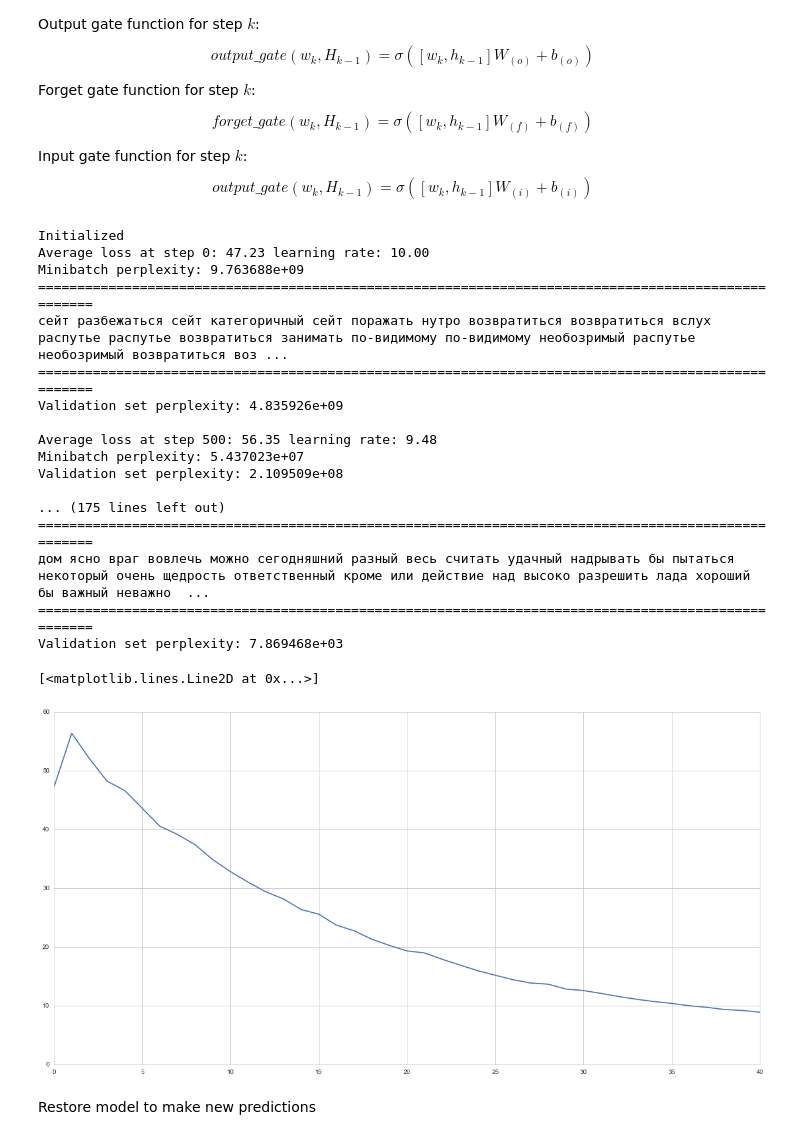
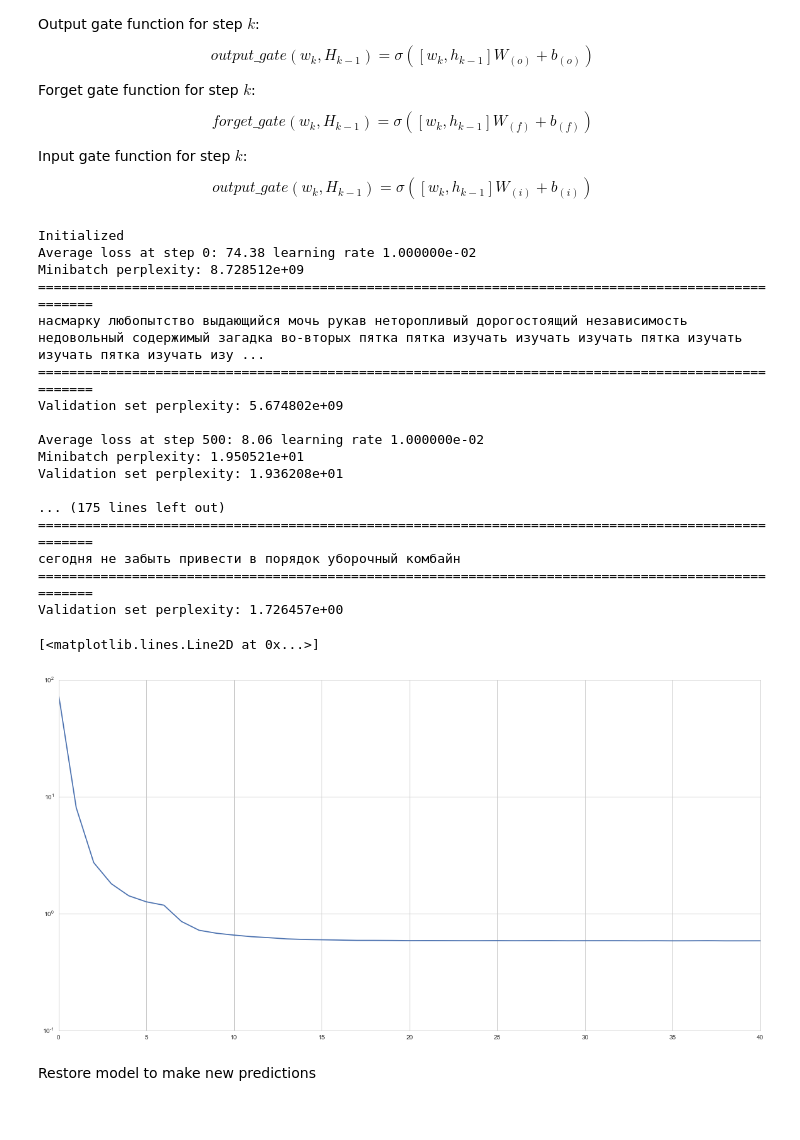
Before and after one commit to ne3x7/neuroscope, a Jupyter notebook: Neuroscope.ipynb, the cells around one changed output. Saved outputs shown, nothing was run; the diff lists cells and outputs as text; code cells hidden in the pictures.

```diff
--- a/Neuroscope.ipynb
+++ b/Neuroscope.ipynb
@@ -185,6 +185,7 @@ def generate_embedding_batch(words, batch_size, window_size):
 
         for j in range(window_size):
             batch[i][j] = buf[j]
+            batch[i][window_size + 1 + j] = buf[window_size + 1 + j]
         labels[i] = buf[target]
         buf.append(data[data_index])
         data_index = (data_index + 1) % len(data)
@@ -346,7 +347,7 @@ def sample(distribution):
     return len(distribution) - 1
 # %%
 valid_size = 500
-trunc_by = 10
+trunc_by = 20
 batch_size = 64
 valid_dataset = data[:valid_size]
 train_dataset = data[valid_size:]
@@ -382,9 +383,10 @@ with graph.as_default(), tf.device('/cpu:0'):
     train_data = [tf.placeholder(tf.int32, shape=[batch_size]) for i in range(trunc_by+1)]
     train_inputs = train_data[:-1]
     train_labels = train_data[1:]
-    embeddings = tf.constant(final_embeddings)
 
     # Variables
+    # Embedding
+    embeddings = tf.Variable(final_embeddings, name='embeddings')
     # Input gate
     input_weights = tf.Variable(tf.truncated_normal([2 * embedding_size, embedding_size], -0.1, 0.1),
                                 name='input_weights')
@@ -443,14 +445,15 @@ with graph.as_default(), tf.device('/cpu:0'):
         hs.append(h)
 
     with tf.control_dependencies([saved_h.assign(h), saved_state.assign(state)]):
-        logits = tf.nn.xw_plus_b(tf.concat(hs, 0), softmax_weights, softmax_biases)
+        sparse_h = tf.nn.dropout(tf.concat(hs, 0), keep_prob=0.5)
+        logits = tf.nn.xw_plus_b(sparse_h, softmax_weights, softmax_biases)
         true = tf.one_hot(indices=tf.concat(train_labels, 0), depth=vocabulary_size)
         loss = tf.reduce_mean(tf.nn.softmax_cross_entropy_with_logits(labels=tf.concat(true, 0), logits=logits))
 
     # Optimizer
     gs = tf.Variable(0)
-    learning_rate = tf.train.exponential_decay(10., gs, 5000, 0.8, staircase=True)
-    optimizer = tf.train.GradientDescentOptimizer(learning_rate)
+    learning_rate = tf.train.exponential_decay(1e-2, gs, 3000, 0.1, staircase=True)
+    optimizer = tf.train.AdamOptimizer(learning_rate)
 
     # Gradients
     gradients, v = zip(*optimizer.compute_gradients(loss))
@@ -458,7 +461,7 @@ with graph.as_default(), tf.device('/cpu:0'):
     optimizer = optimizer.apply_gradients(zip(gradients, v), global_step=gs)
 
     # Prediction
-    train_prediction = tf.nn.softmax(logits)
+    train_prediction = tf.nn.softmax(tf.nn.xw_plus_b(tf.concat(hs, 0), softmax_weights, softmax_biases))
 
     # Evaluation
     sample_input = tf.placeholder(tf.int32, [1])
@@ -484,11 +487,12 @@ with graph.as_default(), tf.device('/cpu:0'):
                'output_weights': output_weights, 'output_biases': output_biases,
                'saved_state': saved_state, 'saved_h': saved_h,
                'softmax_weights': softmax_weights, 'softmax_biases': softmax_biases,
-               'saved_sample_h': saved_sample_h, 'saved_sample_state': saved_sample_state}
+               'saved_sample_h': saved_sample_h, 'saved_sample_state': saved_sample_state,
+               'embeddings': embeddings}
 
     saver = tf.train.Saver(to_save)
 # %%
-num_steps = 50001
+num_steps = 15001
 print_every = 500
 losses = []
 
@@ -510,7 +514,7 @@ with tf.Session(graph=graph) as session:
             if step > 0:
                 average_loss = average_loss / print_every
             losses.append(average_loss)
-            print 'Average loss at step %d: %.2f learning rate: %.2f' % (step, average_loss, lr)
+            print 'Average loss at step %d: %.2f learning rate %e' % (step, average_loss, lr)
             average_loss = 0
             labels = np.concatenate(batches[1:])
             print 'Minibatch perplexity: %e' % perplexity(pred, labels)
@@ -541,30 +545,33 @@ with tf.Session(graph=graph) as session:
                 predictions = sample_prediction.eval({sample_input: b[0]})
                 valid_logprob = valid_logprob + logprob(predictions, b[1])
             print 'Validation set perplexity: %e\n' % np.exp(valid_logprob / valid_size)
+            if len(losses) > 2 and abs(losses[-2] - losses[-1]) < 1e-3:
+                print 'Converged'
+                break
 # %% [output]
 Initialized
-Average loss at step 0: 47.23 learning rate: 10.00
-Minibatch perplexity: 9.763688e+09
+Average loss at step 0: 74.38 learning rate 1.000000e-02
+Minibatch perplexity: 8.728512e+09
 ====================================================================================================
-сейт разбежаться сейт категоричный сейт поражать нутро возвратиться возвратиться вслух распутье распутье возвратиться занимать по-видимому по-видимому необозримый распутье необозримый возвратиться воз ...
+насмарку любопытство выдающийся мочь рукав неторопливый дорогостоящий независимость недовольный содержимый загадка во-вторых пятка пятка изучать изучать изучать пятка изучать изучать пятка изучать изу ...
 ====================================================================================================
-Validation set perplexity: 4.835926e+09
+Validation set perplexity: 5.674802e+09
 
-Average loss at step 500: 56.35 learning rate: 9.48
-Minibatch perplexity: 5.437023e+07
-Validation set perplexity: 2.109509e+08
+Average loss at step 500: 8.06 learning rate 1.000000e-02
+Minibatch perplexity: 1.950521e+01
+Validation set perplexity: 1.936208e+01
 
 ... (175 lines left out)
 ====================================================================================================
-дом ясно враг вовлечь можно сегодняшний разный весь считать удачный надрывать бы пытаться некоторый очень щедрость ответственный кроме или действие над высоко разрешить лада хороший бы важный неважно  ...
+сегодня не забыть привести в порядок уборочный комбайн
 ====================================================================================================
-Validation set perplexity: 7.869468e+03
+Validation set perplexity: 1.726457e+00
 # %%
 plt.figure(figsize=(20, 10))
-plt.plot(losses)
+plt.semilogy(losses)
 # %% [output]
 [<matplotlib.lines.Line2D at 0x...>]
-[figure, old version]
+[figure, new version]
 # %% [markdown]
 Restore model to make new predictions
 # %%
```
Also changed, not shown: parts of 3 cells of this notebook.
